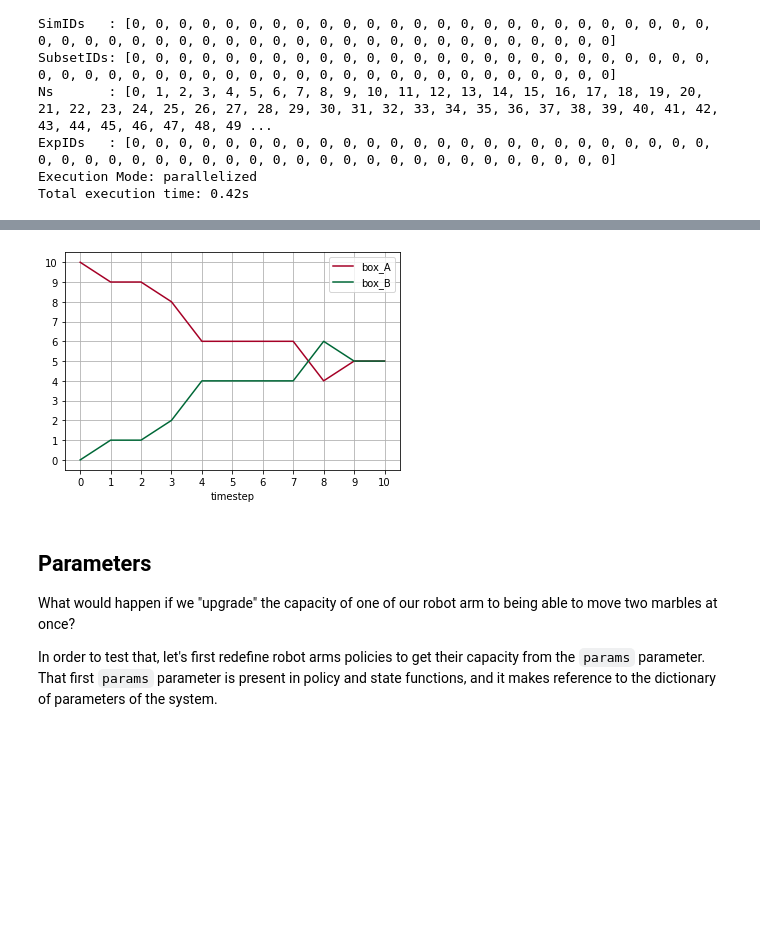
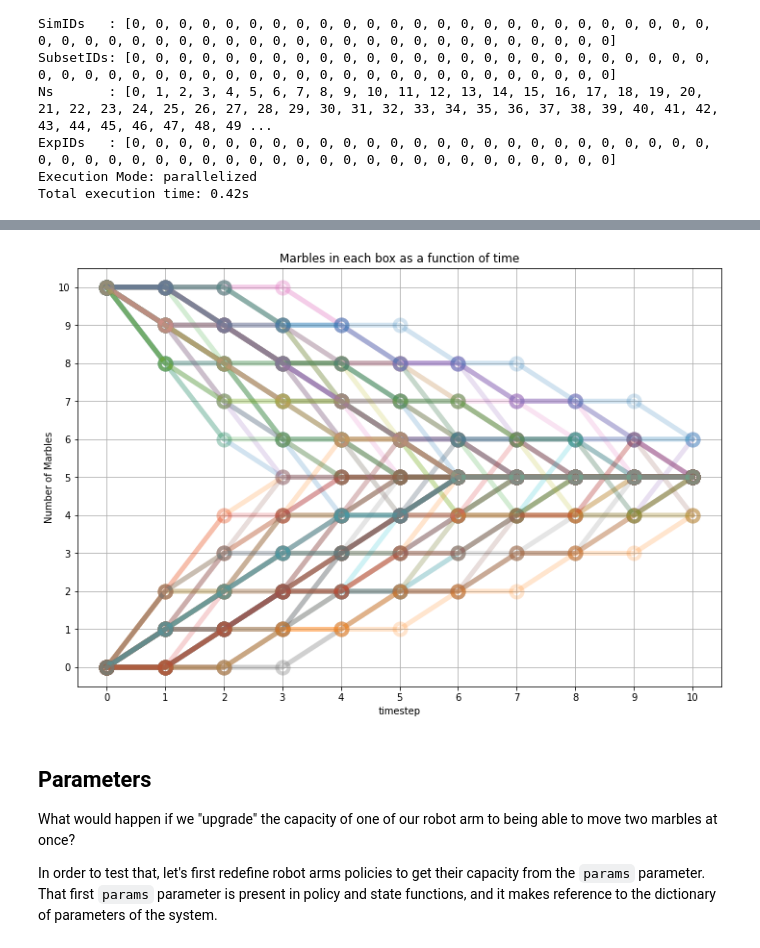
Before and after one commit to cadCAD-org/demos, a Jupyter notebook: tutorials/robots_and_marbles/robot-marbles-part-7/robot-marbles-part-7.ipynb, the cells around one changed output, grey strips where cells are left out. Cells and saved outputs as stored; diff of their text form; code cells hidden in the pictures; blank space fills up the shorter version.

Commit message:
remove all monte carlo plot

```diff
--- a/tutorials/robots_and_marbles/robot-marbles-part-7/robot-marbles-part-7.ipynb
+++ b/tutorials/robots_and_marbles/robot-marbles-part-7/robot-marbles-part-7.ipynb
@@ -163,9 +163,3 @@ Ns       : [0, 1, 2, 3, 4, 5, 6, 7, 8, 9, 10, 11, 12, 13, 14, 15, 16, 17, 18, 19
 ExpIDs   : [0, 0, 0, 0, 0, 0, 0, 0, 0, 0, 0, 0, 0, 0, 0, 0, 0, 0, 0, 0, 0, 0, 0, 0, 0, 0, 0, 0, 0, 0, 0, 0, 0, 0, 0, 0, 0, 0, 0, 0, 0, 0, 0, 0, 0, 0, 0, 0, 0, 0]
 Execution Mode: parallelized
 Total execution time: 0.42s
-# %%
-from IPython.display import display
-tmp_rows = pd.options.display.max_rows
-pd.options.display.max_rows = 10
-display(df.set_index(['simulation', 'run', 'timestep', 'substep']))
-pd.options.display.max_rows = tmp_rows
@@ -186,0 +166,2 @@ pd.options.display.max_rows = tmp_rows
+# %%
+df.set_index(['simulation', 'run', 'timestep', 'substep'])
@@ -187,18 +183,14 @@ pd.options.display.max_rows = tmp_rows
 # %%
-def print_plot(df,N):
-    ax = None
-    for i in range(N):
-        ax = df[df['run']==i+1].plot('timestep', ['box_A', 'box_B'],
-                                         grid=True,
-                                         xticks=list(df['timestep'].drop_duplicates()),
-                                         yticks=list(range(1+max(df['box_A'].max(),df['box_B'].max()))),
-                                         legend = (ax == None),
-                                         colormap = 'RdYlGn',
-                                         ax = ax
-                                      )
-print_plot(df,sim_config_dict['N'])
+ax = None
+for i in range(0,MONTE_CARLO_RUNS):
+    ax =  df[df['run']==i+1].plot(x='timestep', y=['box_A','box_B'], marker='o', markersize=12,
+                markeredgewidth=4, alpha=0.2, markerfacecolor='black',
+                linewidth=5, figsize=(12,8),  title="Marbles in each box as a function of time",
+                ylabel='Number of Marbles', grid=True, fillstyle='none',
+                xticks=list(df['timestep'].drop_duplicates()), legend=None,
+                yticks=list(range(1+(df['box_A']+df['box_B']).max())), ax=ax);
 # %% [output]
-[figure, old version]
+[figure, new version]
 # %% [markdown]
 ## Parameters
 What would happen if we "upgrade" the capacity of one of our robot arm to being able to move two marbles at once?
```
Also changed, not shown: parts of 2 cells of this notebook.
